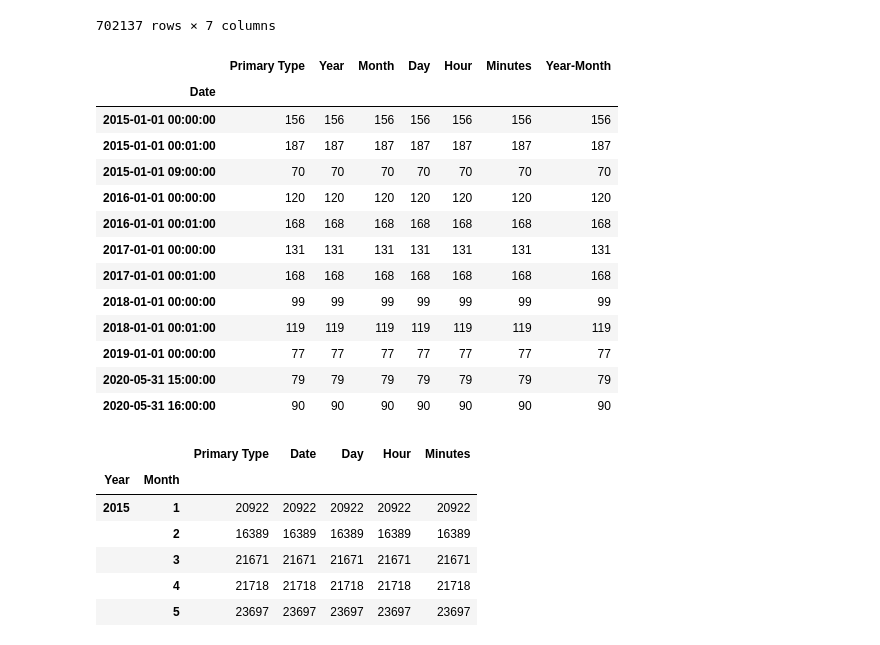
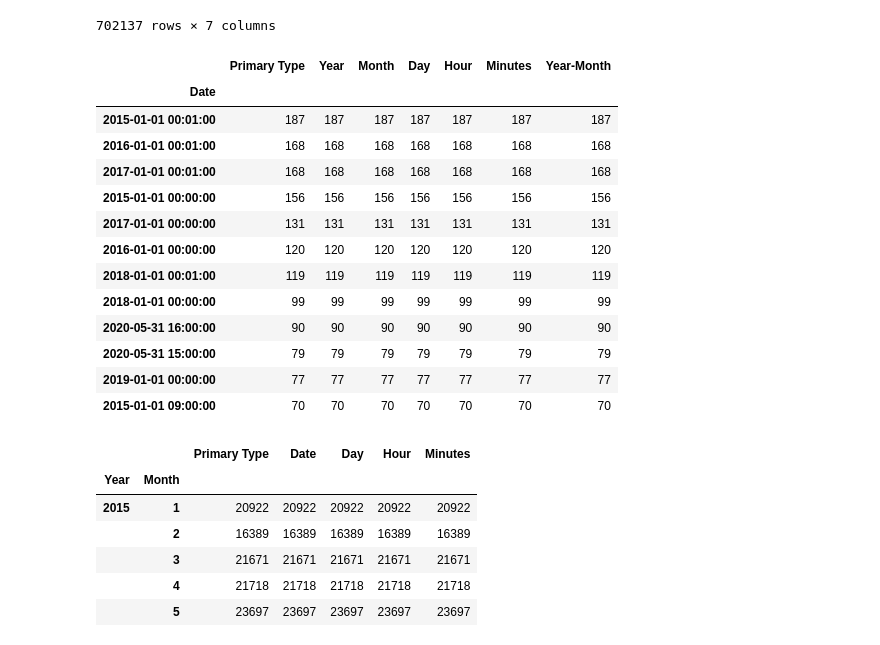
Before and after one commit to leo-cavalcante/crimes-in-chicago, a Jupyter notebook: Crime - Time Analysis.ipynb, the cells around one changed output. Cells and saved outputs as stored; diff of their text form; code cells hidden in the pictures.

```diff
--- a/Crime - Time Analysis.ipynb
+++ b/Crime - Time Analysis.ipynb
@@ -161,3 +161,7 @@ crimes_date
 | 12305191 | OTHER OFFENSE | 2020-11-28 19:55:00 | 2020 | 11 | 28 | 19 | 55 | 2020-11 |
 | 12305374 | DECEPTIVE PRACTICE | 2018-07-01 09:00:00 | 2018 | 7 | 1 | 9 | 0 | 2018-07 |
 1541733 rows × 8 columns
+# %%
+crimes_date["Year-Month-Day"] = crimes_date["Date"].astype('object')
+crimes_date["Year-Month-Day"] = pd.DatetimeIndex(crimes_date["Year-Month-Day"]).strftime("%Y-%m-%d")
+crimes_date
@@ -280,22 +316,22 @@ terrible_days
 | 2020-12-31 23:59:00 | 1 | 1 | 1 | 1 | 1 | 1 | 1 |
 702137 rows × 7 columns
 # %%
-terrible_days[terrible_days["Primary Type"]>=70]
+terrible_days[terrible_days["Primary Type"]>=70].sort_values("Year-Month", ascending=False)
 # %% [output]
 |  | Primary Type | Year | Month | Day | Hour | Minutes | Year-Month |
 | Date |  |  |  |  |  |  |  |
+| 2015-01-01 00:01:00 | 187 | 187 | 187 | 187 | 187 | 187 | 187 |
+| 2016-01-01 00:01:00 | 168 | 168 | 168 | 168 | 168 | 168 | 168 |
+| 2017-01-01 00:01:00 | 168 | 168 | 168 | 168 | 168 | 168 | 168 |
 | 2015-01-01 00:00:00 | 156 | 156 | 156 | 156 | 156 | 156 | 156 |
-| 2015-01-01 00:01:00 | 187 | 187 | 187 | 187 | 187 | 187 | 187 |
+| 2017-01-01 00:00:00 | 131 | 131 | 131 | 131 | 131 | 131 | 131 |
+| 2016-01-01 00:00:00 | 120 | 120 | 120 | 120 | 120 | 120 | 120 |
+| 2018-01-01 00:01:00 | 119 | 119 | 119 | 119 | 119 | 119 | 119 |
+| 2018-01-01 00:00:00 | 99 | 99 | 99 | 99 | 99 | 99 | 99 |
+| 2020-05-31 16:00:00 | 90 | 90 | 90 | 90 | 90 | 90 | 90 |
+| 2020-05-31 15:00:00 | 79 | 79 | 79 | 79 | 79 | 79 | 79 |
+| 2019-01-01 00:00:00 | 77 | 77 | 77 | 77 | 77 | 77 | 77 |
 | 2015-01-01 09:00:00 | 70 | 70 | 70 | 70 | 70 | 70 | 70 |
-| 2016-01-01 00:00:00 | 120 | 120 | 120 | 120 | 120 | 120 | 120 |
-| 2016-01-01 00:01:00 | 168 | 168 | 168 | 168 | 168 | 168 | 168 |
-| 2017-01-01 00:00:00 | 131 | 131 | 131 | 131 | 131 | 131 | 131 |
-| 2017-01-01 00:01:00 | 168 | 168 | 168 | 168 | 168 | 168 | 168 |
-| 2018-01-01 00:00:00 | 99 | 99 | 99 | 99 | 99 | 99 | 99 |
-| 2018-01-01 00:01:00 | 119 | 119 | 119 | 119 | 119 | 119 | 119 |
-| 2019-01-01 00:00:00 | 77 | 77 | 77 | 77 | 77 | 77 | 77 |
-| 2020-05-31 15:00:00 | 79 | 79 | 79 | 79 | 79 | 79 | 79 |
-| 2020-05-31 16:00:00 | 90 | 90 | 90 | 90 | 90 | 90 | 90 |
 # %%
 crimes_date.groupby(by=["Year", "Month"]).count()
 # %% [output]
```
Also changed, not shown: parts of 3 cells of this notebook.
